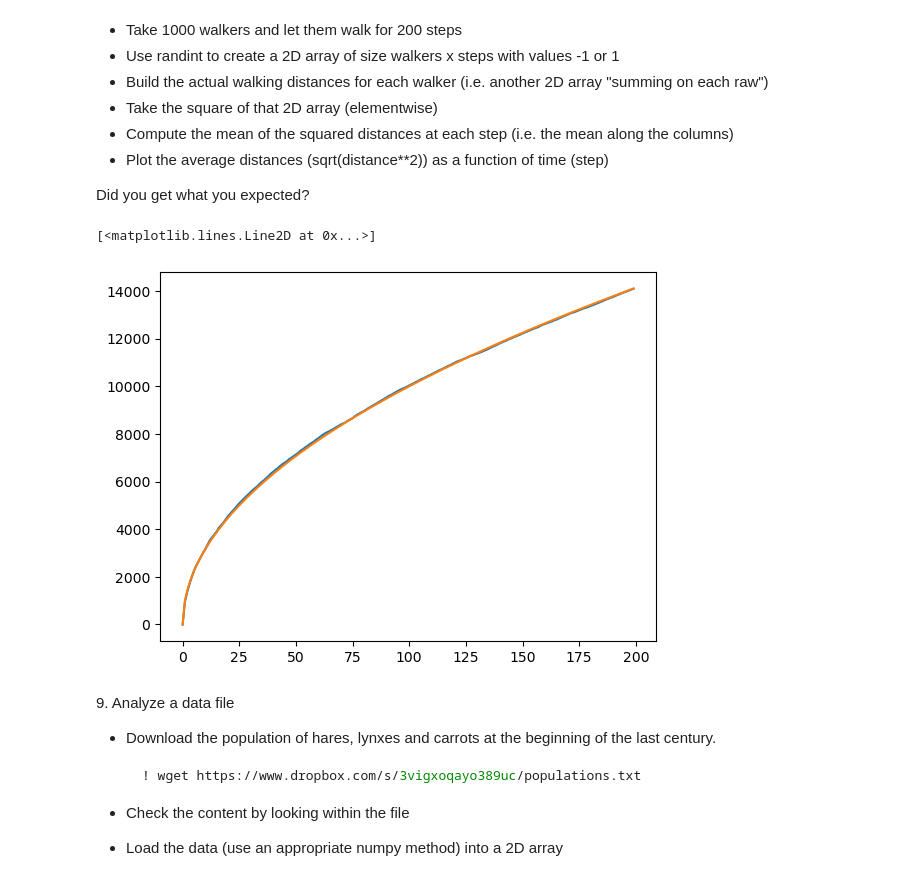
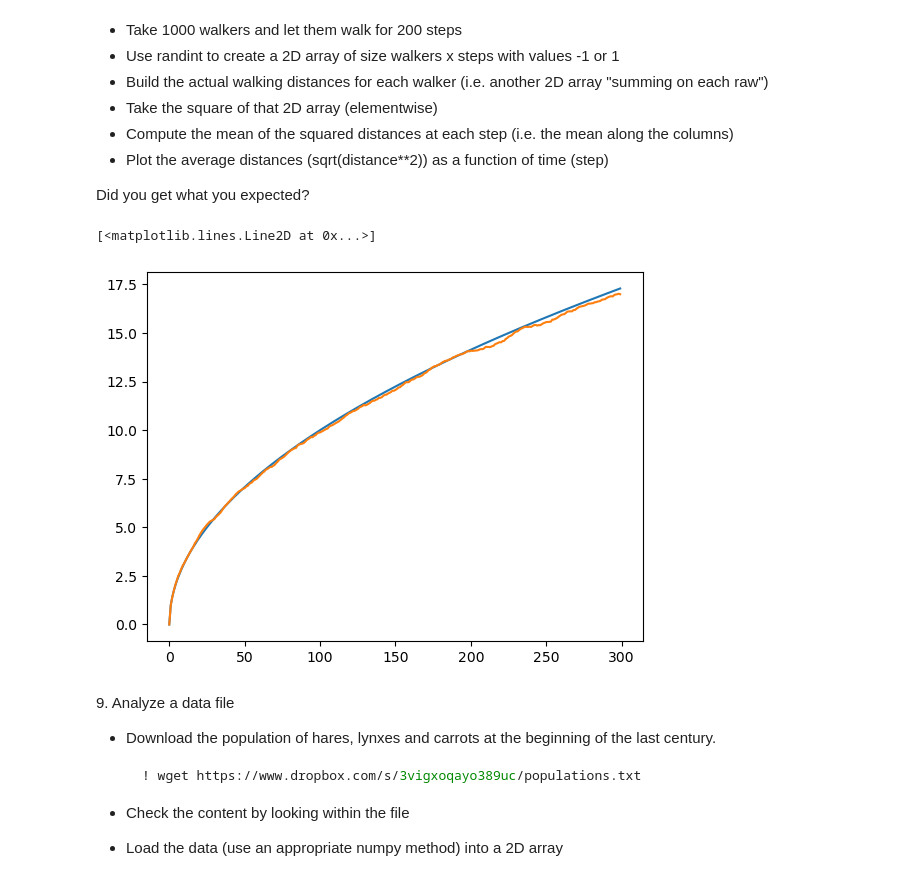
Before and after one commit to LeoPi314/LaboratoryOfComputationalPhysics_Y7, a Jupyter notebook: 04ex_Numpy.ipynb, the cells around one changed output. Cells and saved outputs as stored; diff of their text form; code cells hidden in the pictures.

```diff
--- a/04ex_Numpy.ipynb
+++ b/04ex_Numpy.ipynb
@@ -283,26 +283,36 @@ To do that, let's simulate many walkers and create a 2D array with each walker a
 
 Did you get what you expected?
 # %%
+import numpy as np
 import numpy.random as npr
 # step 1
-walkers = 1000
-steps = 200
+#walkers = 1000
+walkers = 1500
+#steps = 200
+steps = 300
 # step 2
-walkerXsteps = npr.randint( -1, 1, size=( walkers, steps ) )
+walkerXsteps = npr.randint( 0, 2, size=( walkers, steps ) )
+walkerXsteps = walkerXsteps*2 - 1
+#print(walkerXsteps)
 # step 3
 distances = np.sum(walkerXsteps, axis=1)
 # step 4
 square_distances = distances * distances
 # step 5
-mean_distances = np.array( [ np.sqrt( np.sum( np.power( np.sum( walkerXsteps, axis = 1, where=np.array([ [ False if ( j >= i ) else True for k in range( walkerXsteps.shape[ 1 ] )  ] for j in range( walkerXsteps.shape[ 0 ] ) ] ) ) , 2 ) ) ) for i in range( walkerXsteps.shape[ 1 ] ) ] )
+mean_distances = np.array( [ np.sqrt( np.sum( np.power( np.sum( walkerXsteps, axis = 1, where=np.array([ [ False if ( k >= i ) else True for k in range( walkerXsteps.shape[ 1 ] )  ] for j in range( walkerXsteps.shape[ 0 ] ) ] ) ) , 2 ) / walkers ) ) for i in range( walkerXsteps.shape[ 1 ] ) ] )
+#where_to_sum = np.array([ [ False if ( k >= 5 ) else True for k in range( walkerXsteps.shape[ 1 ] )  ] for j in range( walkerXsteps.shape[ 0 ] ) ] )
+#print(where_to_sum)
+#dist = np.sum( walkerXsteps, axis = 1, where=where_to_sum )
+#print(dist)
+#dist_square = np.sum( np.power( dist, 2) / walkers )
+#mean_distances = np.sqrt( dist_square )
 # step 6
 import matplotlib.pyplot as plt
-plt.plot(10*mean_distances)
-plt.plot([walkers * np.sqrt(4.*i*0.5*0.5) for i in range (steps) ])
-#plt.scatter( np.arange(steps) , mean_distances)
+plt.plot([np.sqrt(4.*i*0.5*0.5) for i in range (steps) ])
+plt.plot(mean_distances)
 # %% [output]
 [<matplotlib.lines.Line2D at 0x...>]
-[figure, old version]
+[figure, new version]
 # %% [markdown]
 9\. Analyze a data file
   * Download the population of hares, lynxes and carrots at the beginning of the last century.
```
Also changed, not shown: parts of 2 cells of this notebook.
